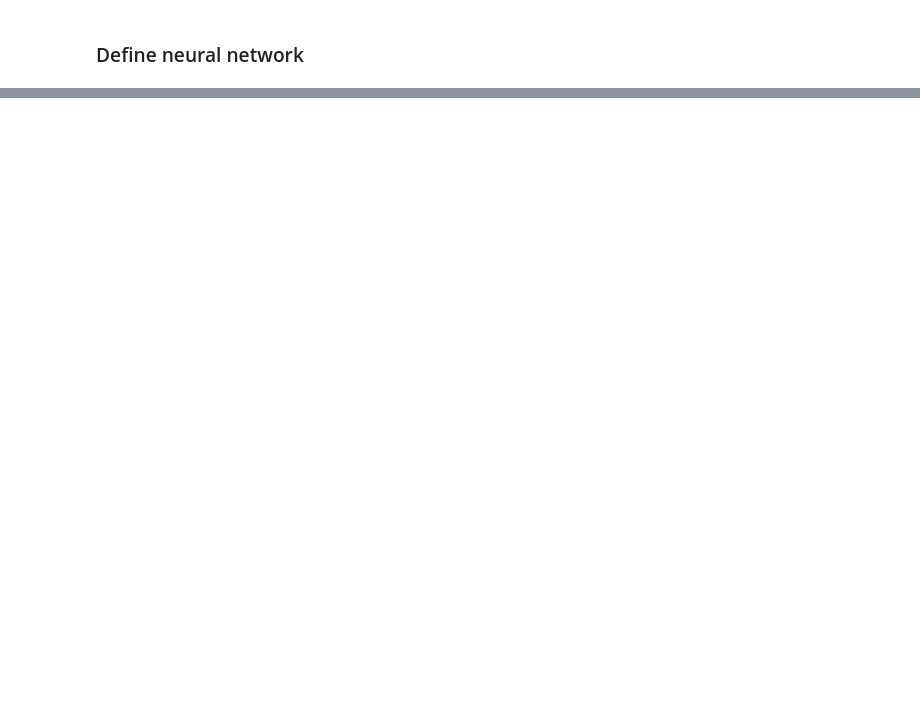
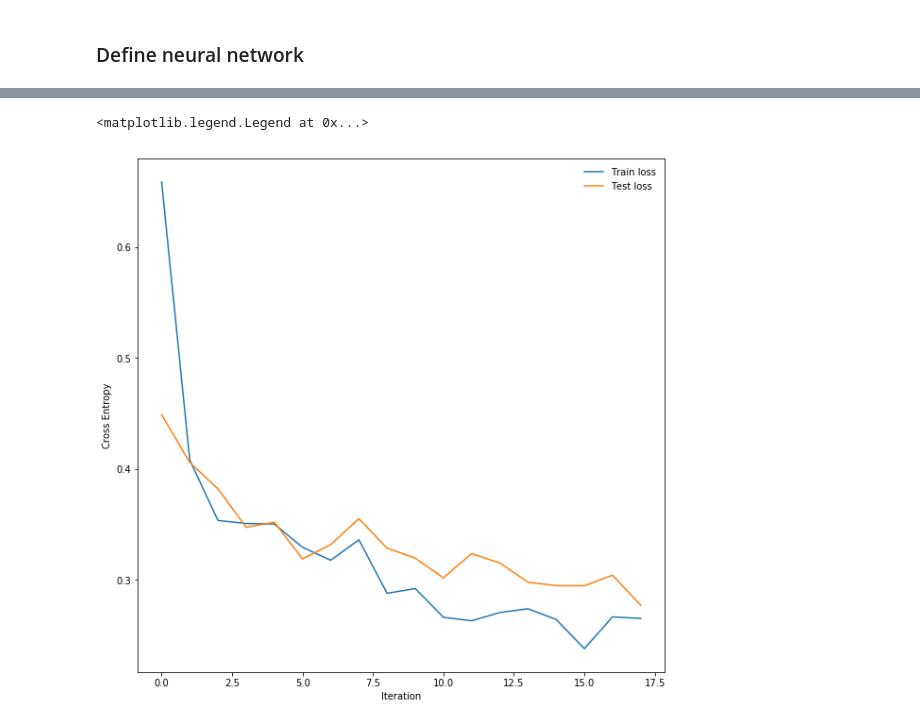
Before and after one commit to mlcollege/image-processing-v2, a Jupyter notebook: notebooks/pytorch_version/4_convolutional_neural_network.ipynb, the cells around one changed output, grey strips where cells are left out. Cells and saved outputs as stored; diff of their text form; code cells hidden in the pictures; blank space fills up the shorter version.

```diff
--- a/notebooks/pytorch_version/4_convolutional_neural_network.ipynb
+++ b/notebooks/pytorch_version/4_convolutional_neural_network.ipynb
@@ -242,0 +290,3 @@ print(net)
+# %%
+optimizer = Adam(conv_neural_net.parameters())
+optimizer
@@ -242,0 +335,34 @@ print(net)
+# %%
+for epoch in range(epochs):
+
+    # Setup net to train mode and go through one epoch.
+    conv_neural_net.train()
+    for images, labels in train_loader:
+        batch_iteration += 1
+
+        # Training net on one batch.
+        optimizer.zero_grad()
+        predictions = conv_neural_net.forward(images)
+        loss = loss_fce(predictions, labels)
+        loss.backward()
+        optimizer.step()
+
+        train_leak_loss.append(loss.item())
+
+        # In case we should report, lets make validation on test set.
+        if batch_iteration % report_period == 0:
+            conv_neural_net.eval()
+            # We don't want to collect info for gradients from here.
+            with torch.no_grad():
+                test_accuracy, test_loss = get_test_acc_and_loss(conv_neural_net, loss_fce, test_loader)
+
+            print(f'Epoch: {epoch+1}/{epochs}.. ',
+                  f"Train Loss: {round(np.mean(train_leak_loss), 2)}.. ",
+                  f"Test Loss: {round(test_loss, 2)}.. ",
+                  f"Test Acc: {round(test_accuracy, 2)}%")
+
+            train_loss_history.append(np.mean(train_leak_loss))
+            test_loss_history.append(test_loss)
+            test_acc_history.append(test_accuracy)
+
+            conv_neural_net.train()
@@ -242,0 +388,11 @@ print(net)
+# %%
+fig = plt.figure(figsize=(10, 10))
+ax = plt.gca()
+ax.set_xlabel('Iteration')
+ax.set_ylabel('Cross Entropy')
+plt.plot(train_loss_history, label='Train loss')
+plt.plot(test_loss_history, label='Test loss')
+plt.legend(frameon=False)
+# %% [output]
+<matplotlib.legend.Legend at 0x...>
+[figure, added]
```
Also changed, not shown: parts of 59 cells of this notebook, 3 other files.
